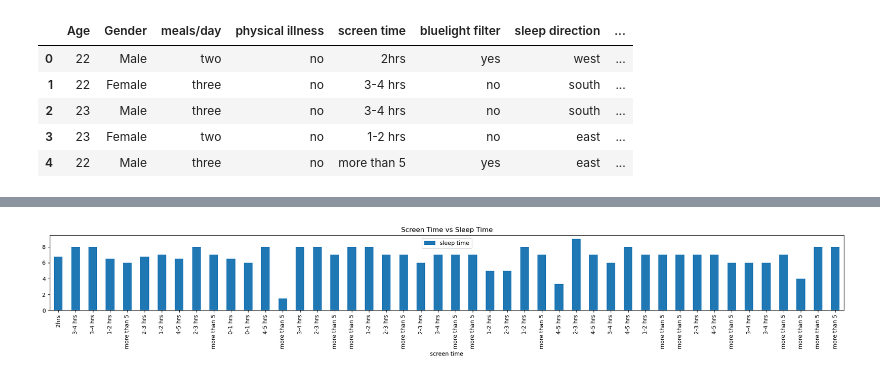
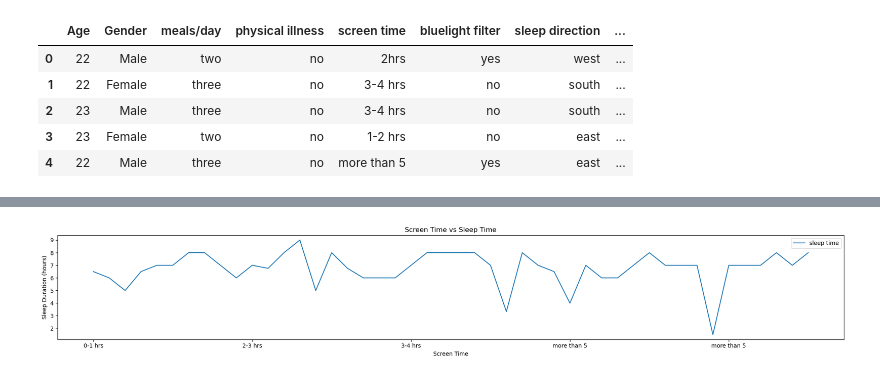
Before and after one commit to bthomasw/project1, a Jupyter notebook: sleep_analysis_graphs.ipynb, the cells around one changed output, grey strips where cells are left out. Saved outputs shown, nothing was run; the diff lists cells and outputs as text; code cells hidden in the pictures.

```diff
--- a/sleep_analysis_graphs.ipynb
+++ b/sleep_analysis_graphs.ipynb
@@ -12,3 +17,7 @@ df.head()
 | 2 | 23 | Male | three | no | 3-4 hrs | no | south | ... |
 | 3 | 23 | Female | two | no | 1-2 hrs | no | east | ... |
 | 4 | 22 | Male | three | no | more than 5 | yes | east | ... |
+# %%
+clean_df = df[["screen time","sleep time"]]
+clean_df = clean_df.sort_values(by="screen time")
+clean_df
@@ -15,9 +42,10 @@ df.head()
 # %%
-screen_and_sleep = df[["screen time","sleep time"]]
+screen_and_sleep = clean_df[["screen time","sleep time"]]
 
-# Set the index to be "State" so they will be used as labels
+# Set the index to be "Screen Time" so they will be used as labels
 screen_and_sleep = screen_and_sleep.set_index("screen time")
-df.plot(kind="scatter", x="screen time", y="sleep time", grid=True, figsize=(8,8),
-              title="Screen Time vs Sleep Time")
-plt.show()
+
+screen_and_sleep
+
+#0-1 hrs, 1-2 hrs, 2 hrs, 2-3 hrs, 3-4 hrs, 4-5 hrs, more than 5
 # %% [output]
@@ -25,11 +69,0 @@ plt.show()
-# %%
-#have an appt with tutor on Saturday to work on this
-
-screen_and_sleep = df[["screen time","sleep time"]]
-
-# Set the index to be "State" so they will be used as labels
-screen_and_sleep = screen_and_sleep.set_index("screen time")
-
-screen_and_sleep
-
-#0-1 hrs, 1-2 hrs, 2 hrs, 2-3 hrs, 3-4 hrs, 4-5 hrs, more than 5
@@ -55,11 +70,13 @@ screen_and_sleep
 # %%
 # Use DataFrame.plot() in order to create a bar chart of the data
-screen_and_sleep.plot(kind="bar", figsize=(20,3.5))
+screen_and_sleep.plot(kind="line", figsize=(20,3.5))
 
 # Set a title for the chart
 plt.title("Screen Time vs Sleep Time")
+plt.xlabel("Screen Time")
+plt.ylabel("Sleep Duration (hours)")
 
 plt.tight_layout()
 plt.show()
 # %% [output]
-[figure, old version]
+[figure, new version]
```
Also changed, not shown: parts of 8 cells of this notebook, 2 other files.
